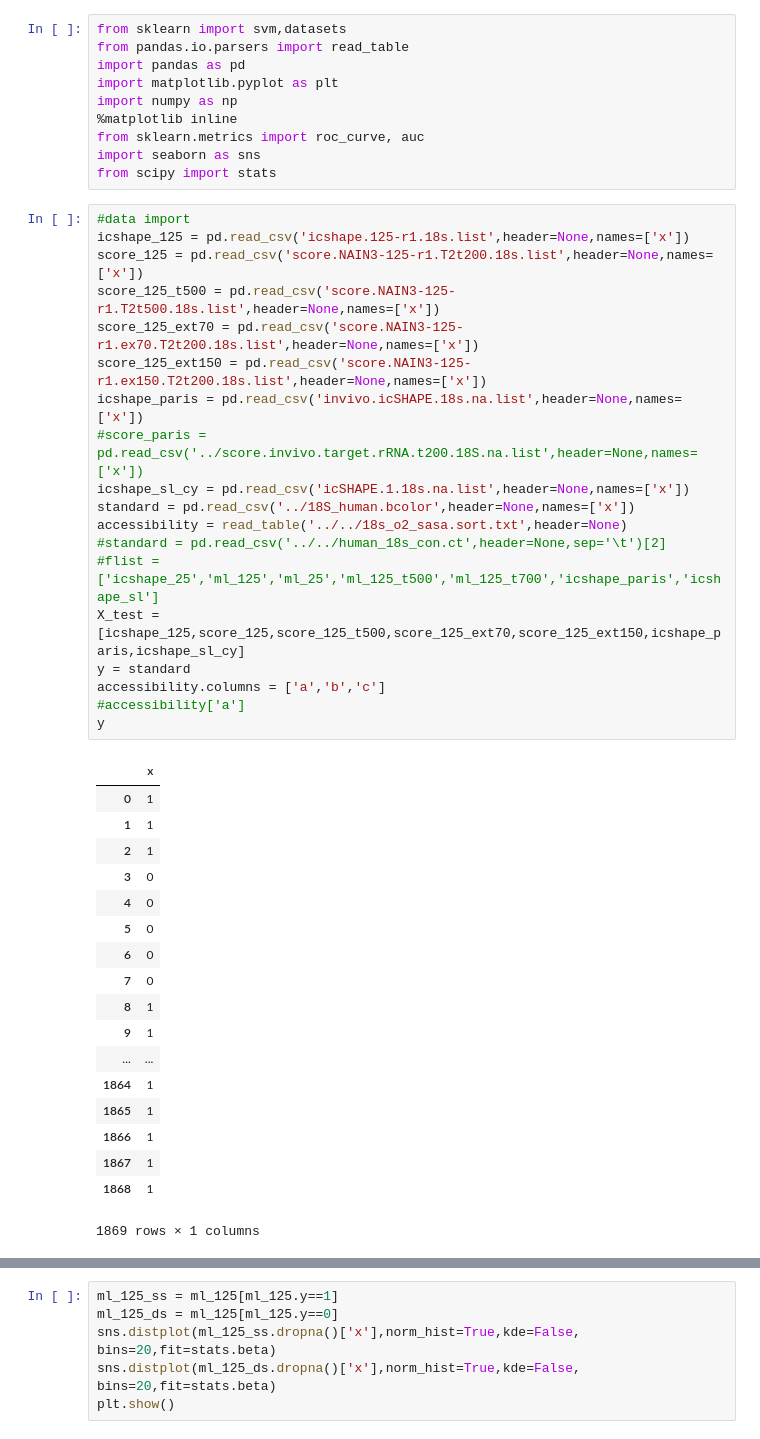
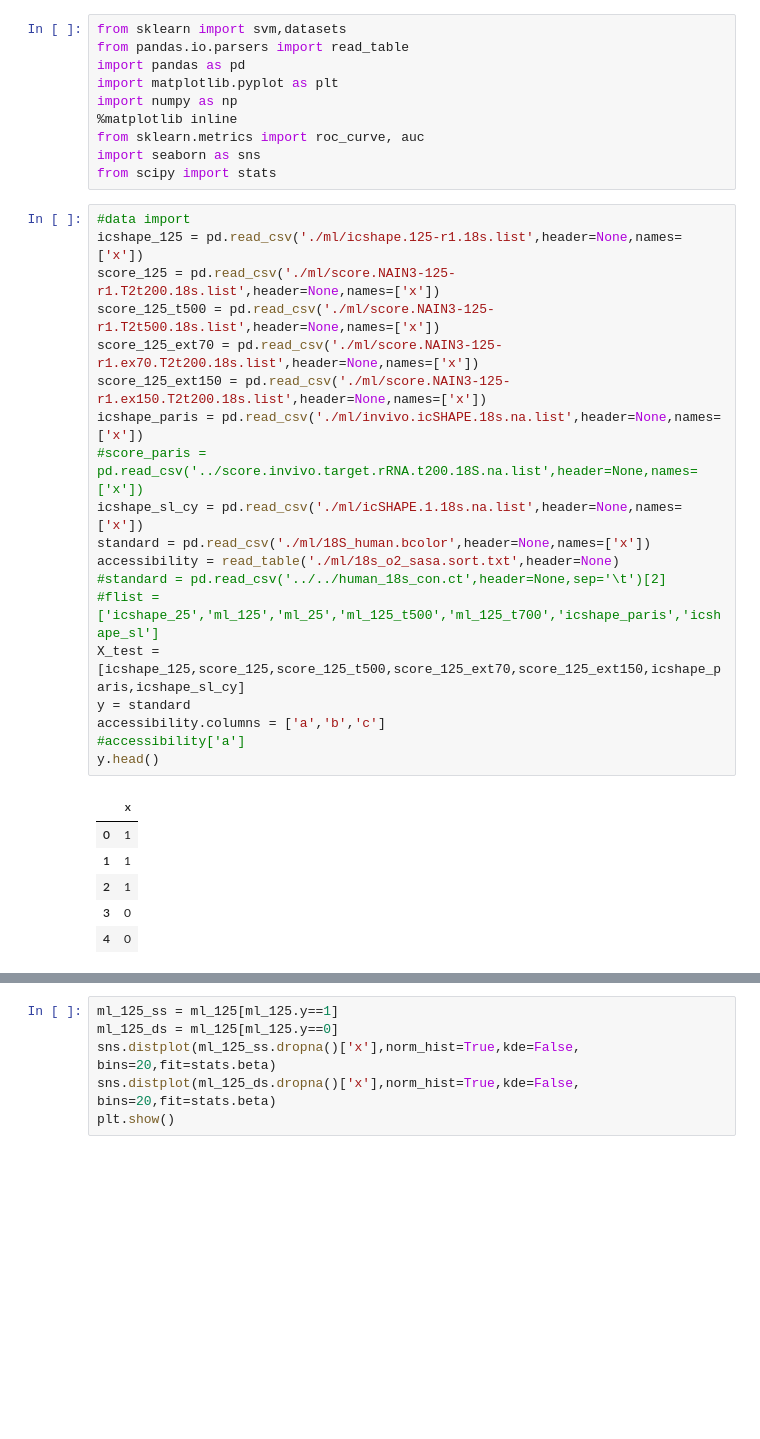
Before and after one commit to XingyangQian/KS_test, a Jupyter notebook: scripts/AUC/meiling_roc.ipynb, the cells around one changed output, grey strips where cells are left out. Drawn from its saved outputs; the diff is of its cells as text; blank space fills up the shorter version.

```diff
--- a/scripts/AUC/meiling_roc.ipynb
+++ b/scripts/AUC/meiling_roc.ipynb
@@ -10,42 +10,30 @@ import seaborn as sns
 from scipy import stats
 # %%
 #data import
-icshape_125 = pd.read_csv('icshape.125-r1.18s.list',header=None,names=['x'])
-score_125 = pd.read_csv('score.NAIN3-125-r1.T2t200.18s.list',header=None,names=['x'])
-score_125_t500 = pd.read_csv('score.NAIN3-125-r1.T2t500.18s.list',header=None,names=['x'])
-score_125_ext70 = pd.read_csv('score.NAIN3-125-r1.ex70.T2t200.18s.list',header=None,names=['x'])
-score_125_ext150 = pd.read_csv('score.NAIN3-125-r1.ex150.T2t200.18s.list',header=None,names=['x'])
-icshape_paris = pd.read_csv('invivo.icSHAPE.18s.na.list',header=None,names=['x'])
+icshape_125 = pd.read_csv('./ml/icshape.125-r1.18s.list',header=None,names=['x'])
+score_125 = pd.read_csv('./ml/score.NAIN3-125-r1.T2t200.18s.list',header=None,names=['x'])
+score_125_t500 = pd.read_csv('./ml/score.NAIN3-125-r1.T2t500.18s.list',header=None,names=['x'])
+score_125_ext70 = pd.read_csv('./ml/score.NAIN3-125-r1.ex70.T2t200.18s.list',header=None,names=['x'])
+score_125_ext150 = pd.read_csv('./ml/score.NAIN3-125-r1.ex150.T2t200.18s.list',header=None,names=['x'])
+icshape_paris = pd.read_csv('./ml/invivo.icSHAPE.18s.na.list',header=None,names=['x'])
 #score_paris = pd.read_csv('../score.invivo.target.rRNA.t200.18S.na.list',header=None,names=['x'])
-icshape_sl_cy = pd.read_csv('icSHAPE.1.18s.na.list',header=None,names=['x'])
-standard = pd.read_csv('../18S_human.bcolor',header=None,names=['x'])
-accessibility = read_table('../../18s_o2_sasa.sort.txt',header=None)
+icshape_sl_cy = pd.read_csv('./ml/icSHAPE.1.18s.na.list',header=None,names=['x'])
+standard = pd.read_csv('./ml/18S_human.bcolor',header=None,names=['x'])
+accessibility = read_table('./ml/18s_o2_sasa.sort.txt',header=None)
 #standard = pd.read_csv('../../human_18s_con.ct',header=None,sep='\t')[2]
 #flist = ['icshape_25','ml_125','ml_25','ml_125_t500','ml_125_t700','icshape_paris','icshape_sl']
 X_test = [icshape_125,score_125,score_125_t500,score_125_ext70,score_125_ext150,icshape_paris,icshape_sl_cy]
 y = standard
 accessibility.columns = ['a','b','c']
 #accessibility['a']
-y
+y.head()
 # %% [output]
 |  | x |
 | 0 | 1 |
 | 1 | 1 |
 | 2 | 1 |
 | 3 | 0 |
 | 4 | 0 |
-| 5 | 0 |
-| 6 | 0 |
-| 7 | 0 |
-| 8 | 1 |
-| 9 | 1 |
-| ... | ... |
-| 1864 | 1 |
-| 1865 | 1 |
-| 1866 | 1 |
-| 1867 | 1 |
-| 1868 | 1 |
-1869 rows × 1 columns
 # %%
 #fpr1,tpr1,_ = roc_curve(y, X1)
 #roc_auc1 = auc(fpr1, tpr1)
```
Also changed, not shown: parts of 2 cells of this notebook.
